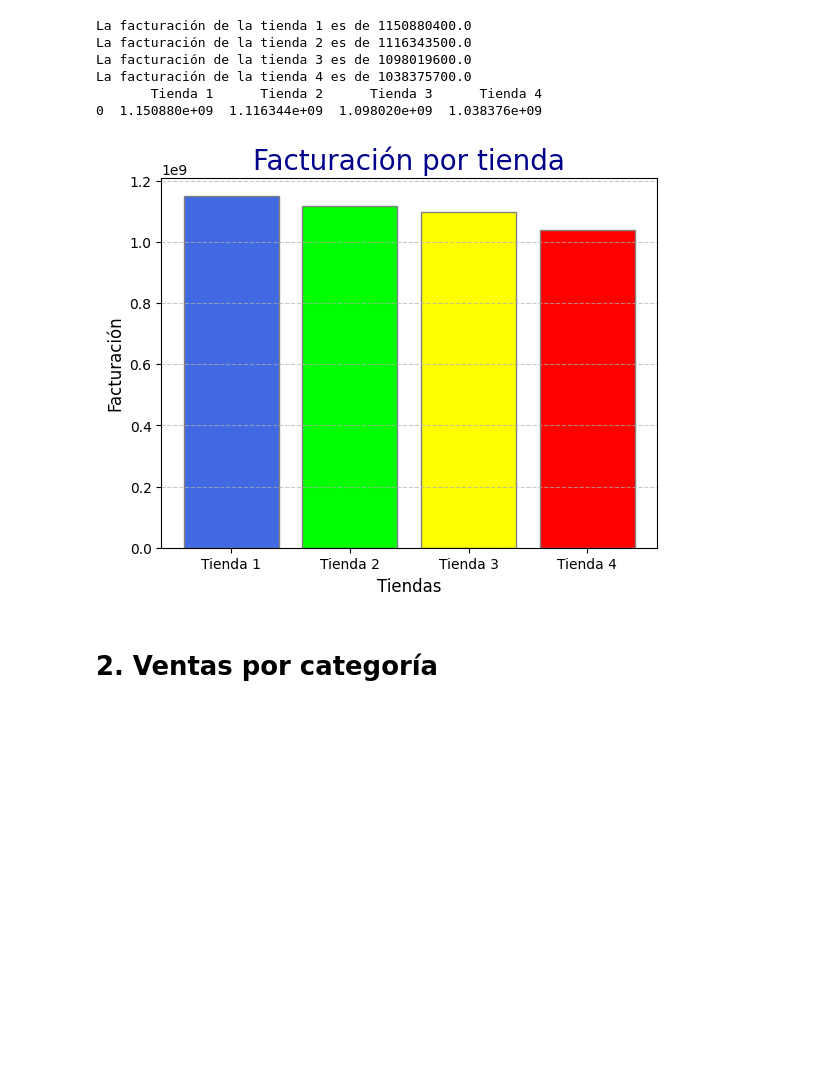
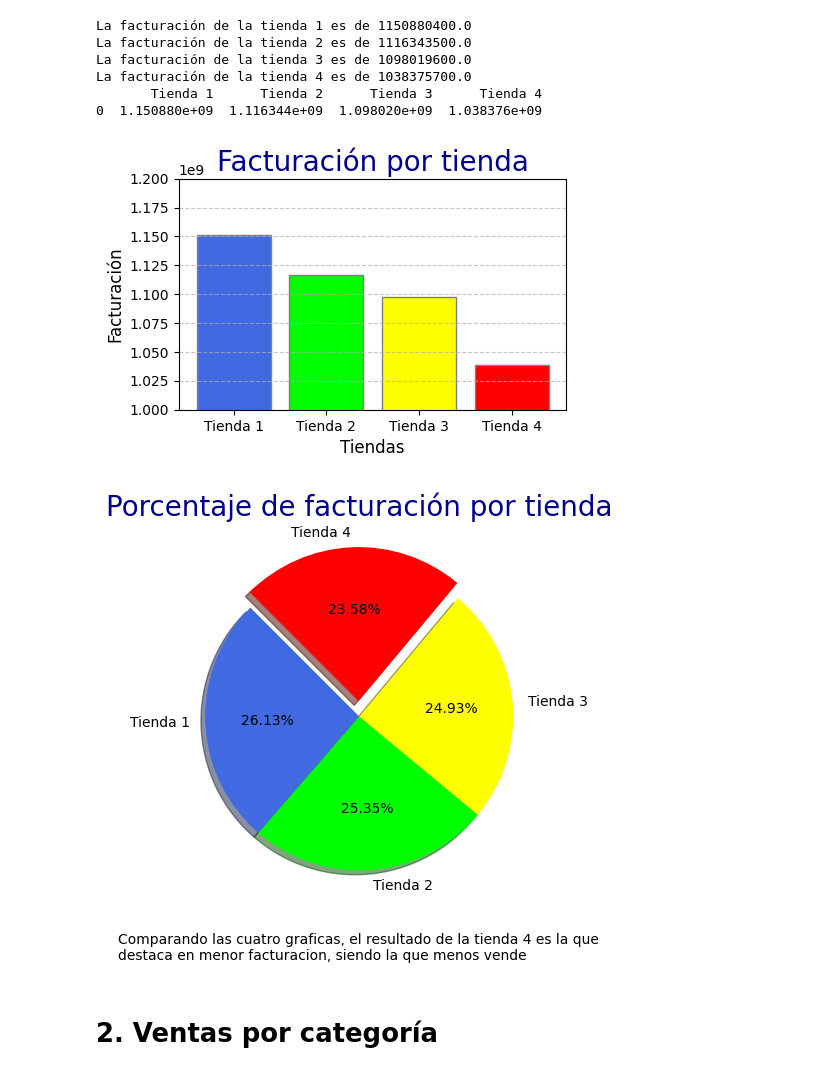
Before and after one commit to GarciaDAndy/Challenge_Alura, a Jupyter notebook: AluraStoreLatam.ipynb, the cells around one changed output. Cells and saved outputs as stored; diff of their text form; code cells hidden in the pictures; blank space fills up the shorter version.

```diff
--- a/AluraStoreLatam.ipynb
+++ b/AluraStoreLatam.ipynb
@@ -54,15 +54,39 @@ La facturación de la tienda 4 es de 1038375700.0
 0  1.150880e+09  1.116344e+09  1.098020e+09  1.038376e+09
 # %%
 colores = ['royalblue','lime', 'yellow', 'red']
-plt.bar(facturacion_total.columns, facturacion_total.iloc[0],color=colores,edgecolor='gray')
-plt.pie
+nombres = ['Tienda 1', 'Tienda 2', 'Tienda 3', 'Tienda 4']
+plt.figure(figsize=(5, 3))
+plt.bar(
+    facturacion_total.columns,
+    facturacion_total.iloc[0],
+    color=colores,
+    edgecolor='gray'
+    )
+plt.ylim(1e9, 1.2e9)
 plt.xlabel('Tiendas', fontsize=12)
 plt.ylabel('Facturación', fontsize=12)
 plt.title('Facturación por tienda', fontsize=20, color='darkblue')
 plt.grid(axis='y', linestyle='--', alpha=0.7)
 plt.show()
+
+plt.figure(figsize=(5, 5))
+explode = (0, 0, 0, 0.1)
+plt.pie(
+    facturacion_total.iloc[0],
+    labels=nombres,
+    autopct='%1.2f%%',
+    colors=colores,
+    explode=explode,
+    shadow=True,
+    startangle=135
+    )
+
+plt.title('Porcentaje de facturación por tienda', fontsize=20, color='darkblue')
+plt.figtext(x=0.03,y=0.01,s='Comparando las cuatro graficas, el resultado de la tienda 4 es la que \ndestaca en menor facturacion, siendo la que menos vende')
+plt.show()
 # %% [output]
-[figure, old version]
+[figure, new version]
+[figure, added]
 # %% [markdown]
 # 2. Ventas por categoría
 # %%
```
Also changed, not shown: parts of 8 cells of this notebook.
